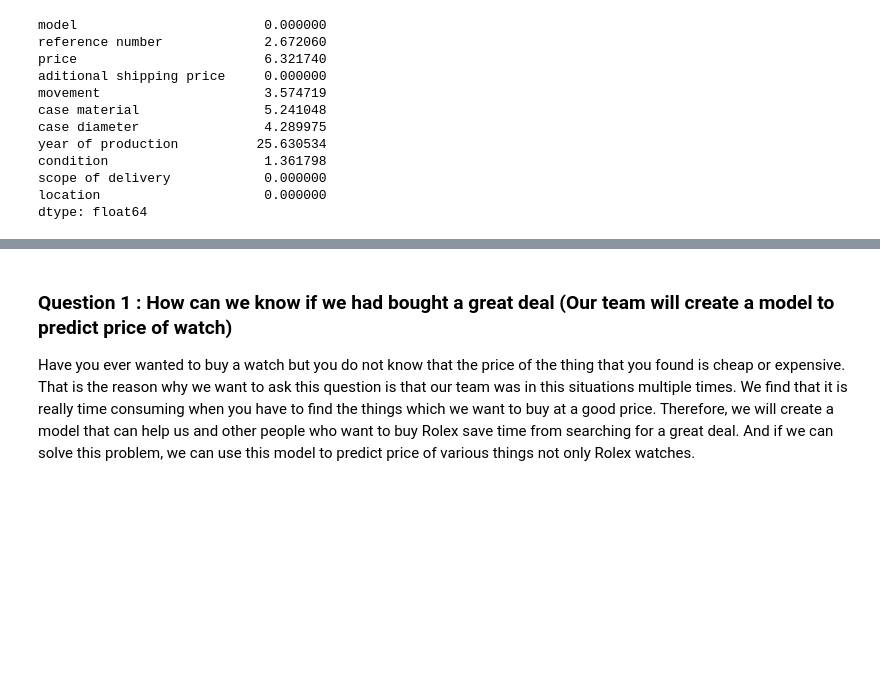
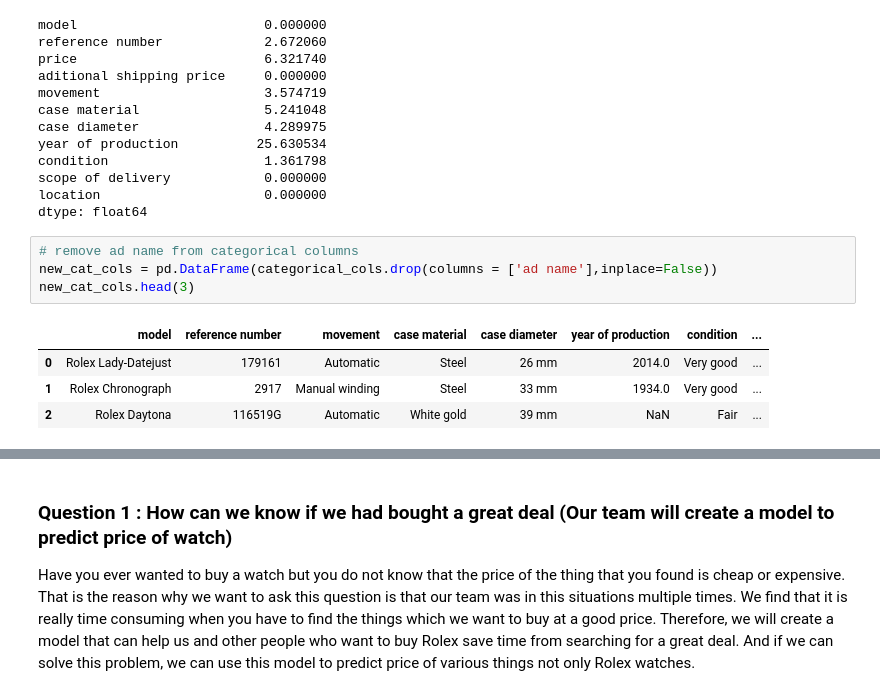
Before and after one commit to baonhat1802/Project-Programming-DS, a Jupyter notebook: Project/20127058_20127603.ipynb, the cells around one changed output, grey strips where cells are left out. Cells and saved outputs as stored; diff of their text form; blank space fills up the shorter version.

```diff
--- a/Project/20127058_20127603.ipynb
+++ b/Project/20127058_20127603.ipynb
@@ -256,3 +293,12 @@ condition                    1.361798
 scope of delivery            0.000000
 location                     0.000000
 dtype: float64
+# %%
+# remove ad name from categorical columns
+new_cat_cols = pd.DataFrame(categorical_cols.drop(columns = ['ad name'],inplace=False))
+new_cat_cols.head(3)
+# %% [output]
+|  | model | reference number | movement | case material | case diameter | year of production | condition | ... |
+| 0 | Rolex Lady-Datejust | 179161 | Automatic | Steel | 26 mm | 2014.0 | Very good | ... |
+| 1 | Rolex Chronograph | 2917 | Manual winding | Steel | 33 mm | 1934.0 | Very good | ... |
+| 2 | Rolex Daytona | 116519G | Automatic | White gold | 39 mm | NaN | Fair | ... |
```
Also changed, not shown: parts of 13 cells of this notebook.
